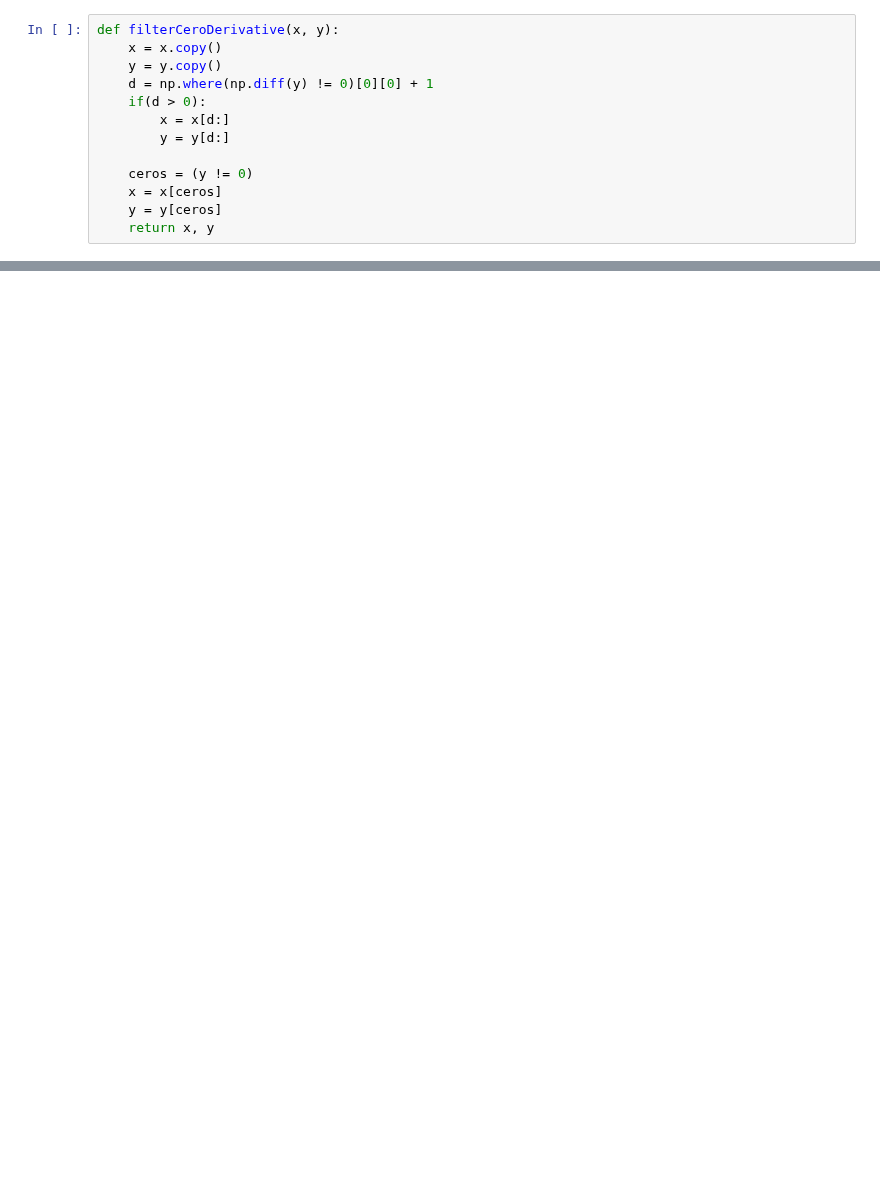
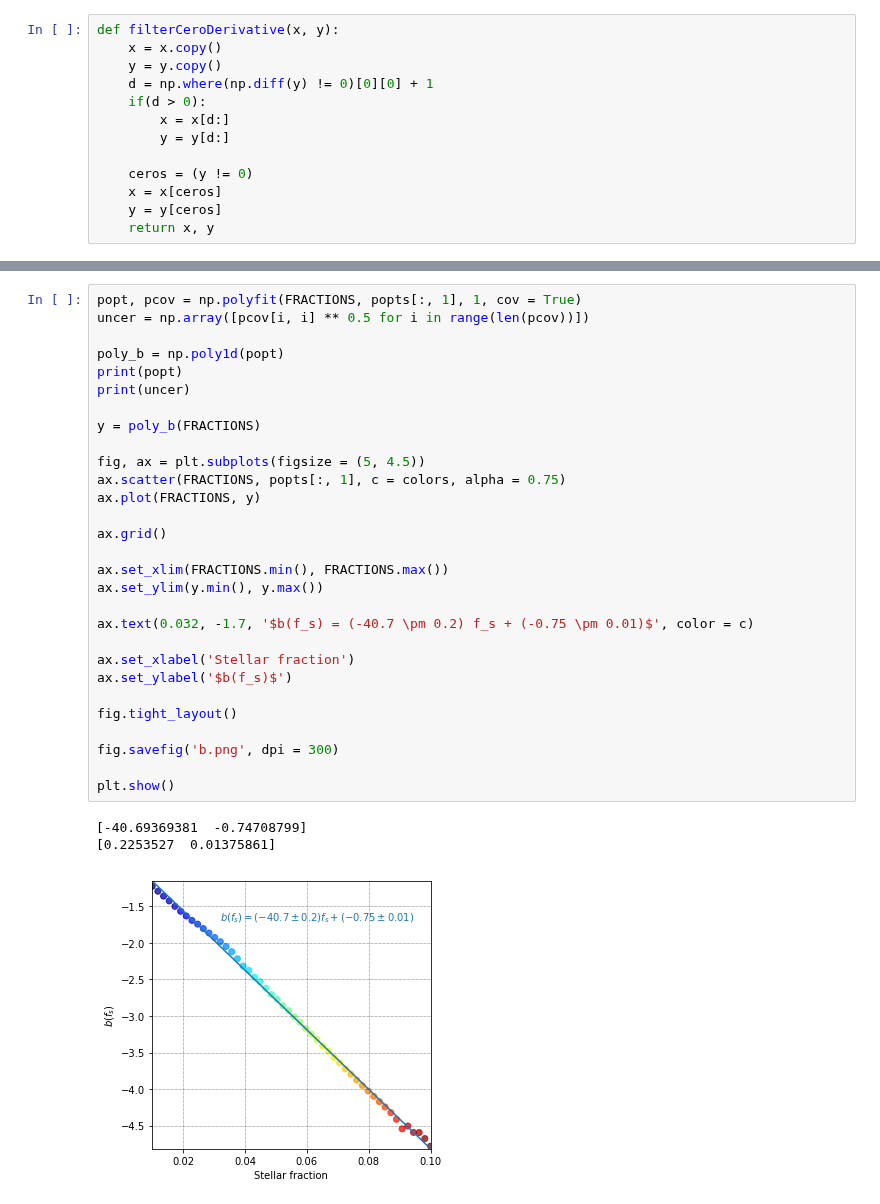
Before and after one commit to jsbarbosa/TesisFisica, a Jupyter notebook: Files/Week 10/ReturnProperties.ipynb, the cells around one changed output, grey strips where cells are left out. Cells and saved outputs as stored; diff of their text form; blank space fills up the shorter version.

```diff
--- a/Files/Week 10/ReturnProperties.ipynb
+++ b/Files/Week 10/ReturnProperties.ipynb
@@ -381,0 +361,33 @@ plt.plot(x, fitSlope(x, *popt_slope))
+# %%
+popt, pcov = np.polyfit(FRACTIONS, popts[:, 1], 1, cov = True)
+uncer = np.array([pcov[i, i] ** 0.5 for i in range(len(pcov))])
+
+poly_b = np.poly1d(popt)
+print(popt)
+print(uncer)
+
+y = poly_b(FRACTIONS)
+
+fig, ax = plt.subplots(figsize = (5, 4.5))
+ax.scatter(FRACTIONS, popts[:, 1], c = colors, alpha = 0.75)
+ax.plot(FRACTIONS, y)
+
+ax.grid()
+
+ax.set_xlim(FRACTIONS.min(), FRACTIONS.max())
+ax.set_ylim(y.min(), y.max())
+
+ax.text(0.032, -1.7, '$b(f_s) = (-40.7 \pm 0.2) f_s + (-0.75 \pm 0.01)$', color = c)
+
+ax.set_xlabel('Stellar fraction')
+ax.set_ylabel('$b(f_s)$')
+
+fig.tight_layout()
+
+fig.savefig('b.png', dpi = 300)
+
+plt.show()
+# %% [output]
+[-40.69369381  -0.74708799]
+[0.2253527  0.01375861]
+[figure, added]
```
Also changed, not shown: parts of 22 cells of this notebook, 12 other files.
